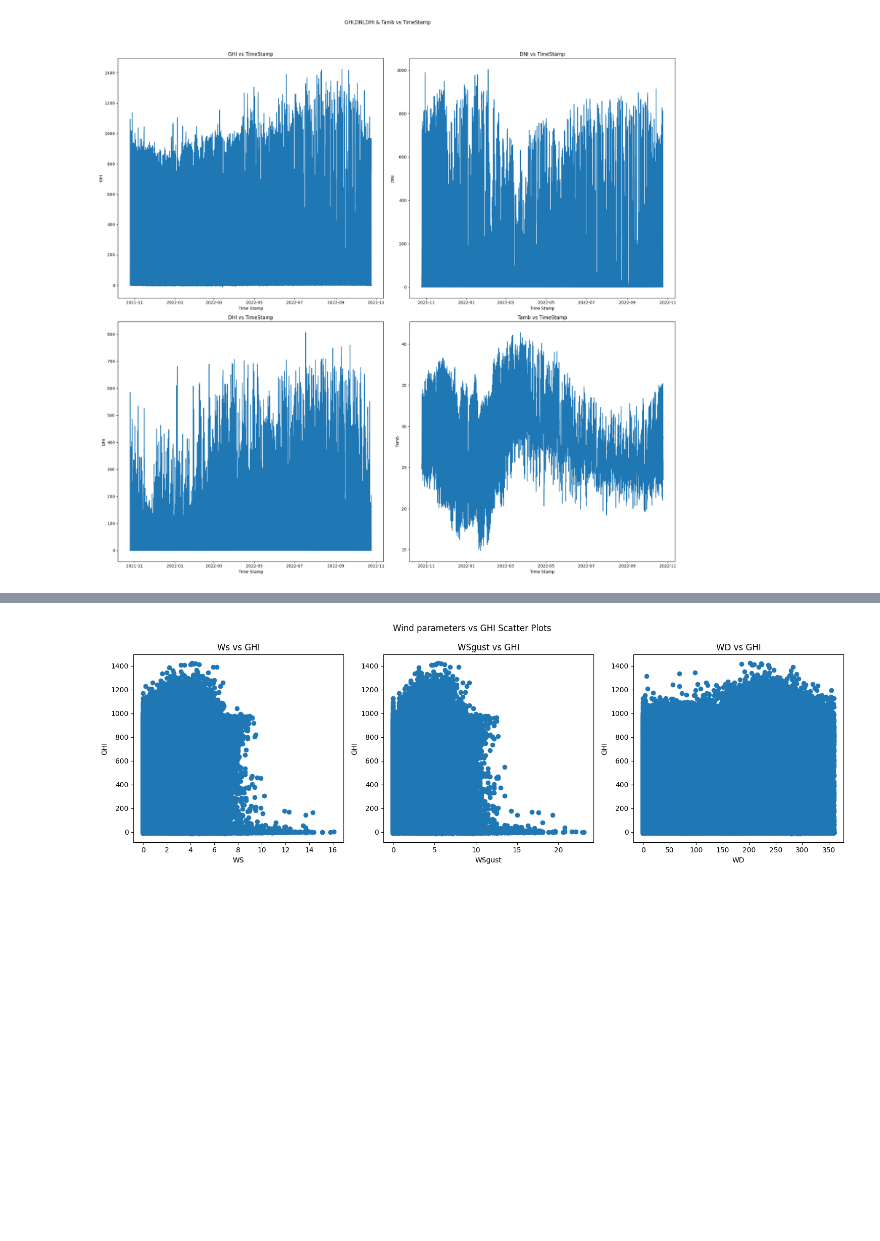
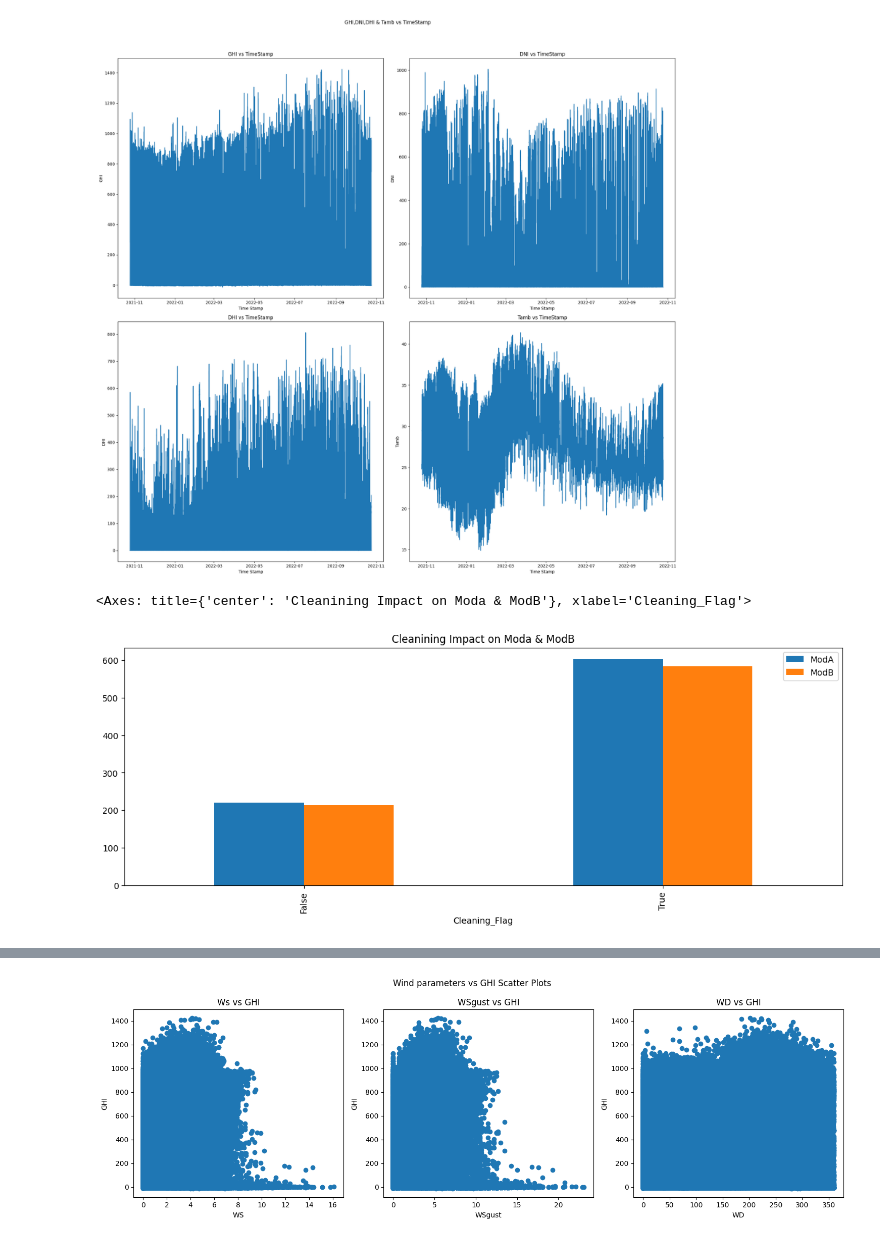
Before and after one commit to GrimVad3r/solar-challenge-week1, a Jupyter notebook: notebooks/togo_eda.ipynb, the cells around one changed output, grey strips where cells are left out. Cells and saved outputs as stored; diff of their text form; code cells hidden in the pictures; blank space fills up the shorter version.

```diff
--- a/notebooks/togo_eda.ipynb
+++ b/notebooks/togo_eda.ipynb
@@ -19,8 +7,8 @@ import seaborn as sns
 from scipy.stats  import zscore
 # %%
 # Imprting the filing & loading it to a pandas Data Frame
-path = r"C:\Users\henokt\OneDrive - Inchcape\Documents\KIAM8\Data\data\data\togo-dapaong_qc.csv"
-df=pd.read_csv(path.replace('\\','/'))
+path = "../data/togo-dapaong_qc.csv"
+df=pd.read_csv(path)
 # %%
 # Exploring the Data Set
 df.describe()
@@ -211,4 +235,10 @@ plt.tight_layout(rect=[0, 0.03, 1, 0.95])
 plt.show()
 # %% [output]
 [figure]
+# %%
+#Cleaning Effect
+df.groupby('Cleaning_Flag')[['ModA','ModB']].mean().plot(kind='bar',title='Cleanining Impact on Moda & ModB',figsize=(15,5))
+# %% [output]
+<Axes: title={'center': 'Cleanining Impact on Moda & ModB'}, xlabel='Cleaning_Flag'>
+[figure, added]
 # %%
```
Also changed, not shown: parts of 16 cells of this notebook.
